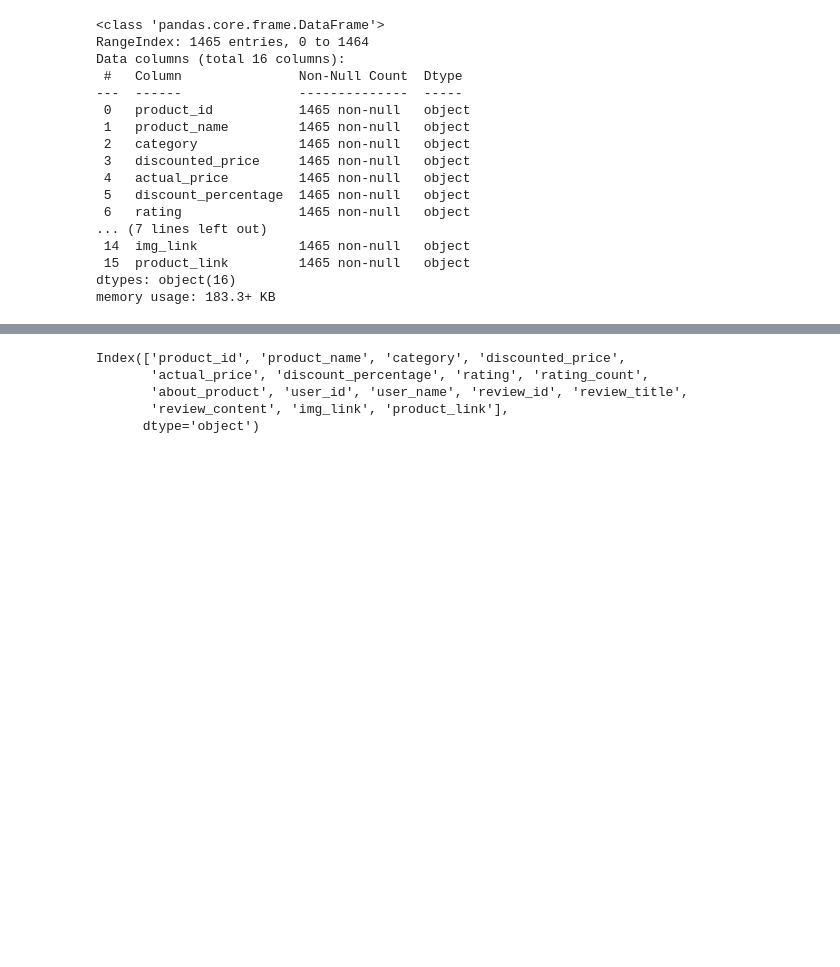
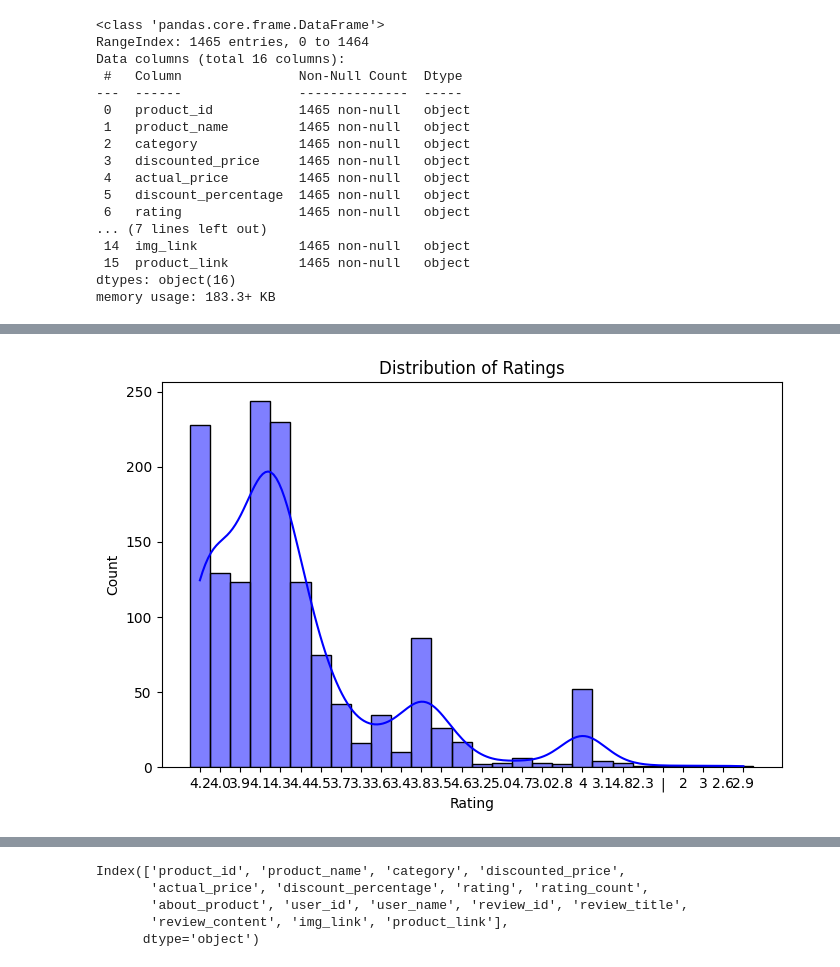
Before and after one commit to jimmytole1262/jupyter_project, a Jupyter notebook: My_reviews_analysis.ipynb, the cells around one changed output, grey strips where cells are left out. Cells and saved outputs as stored; diff of their text form; code cells hidden in the pictures; blank space fills up the shorter version.

```diff
--- a/My_reviews_analysis.ipynb
+++ b/My_reviews_analysis.ipynb
@@ -129,9 +101,0 @@ dtype: int64
-# %%
-# Option 1: Drop rows with missing values in 'rating_count'
-df.dropna(subset=['rating_count'], inplace=True)
-
-# Option 2: Fill missing values with the median of 'rating_count'
-# df['rating_count'].fillna(df['rating_count'].median(), inplace=True)
-
-# Verify that there are no more missing values
-print(df.isnull().sum())
@@ -205,0 +148,16 @@ plt.show()
+# %%
+import matplotlib.pyplot as plt
+import seaborn as sns
+
+# Ensure 'rating' column exists
+if 'rating' in df.columns:
+    plt.figure(figsize=(8,5))
+    sns.histplot(df['rating'].dropna(), bins=5, kde=True, color='blue')
+    plt.title("Distribution of Ratings")
+    plt.xlabel("Rating")
+    plt.ylabel("Count")
+    plt.show()
+else:
+    print("Column 'rating' not found in dataset.")
+# %% [output]
+[figure, added]
```
Also changed, not shown: parts of 70 cells of this notebook, 1 other file.
